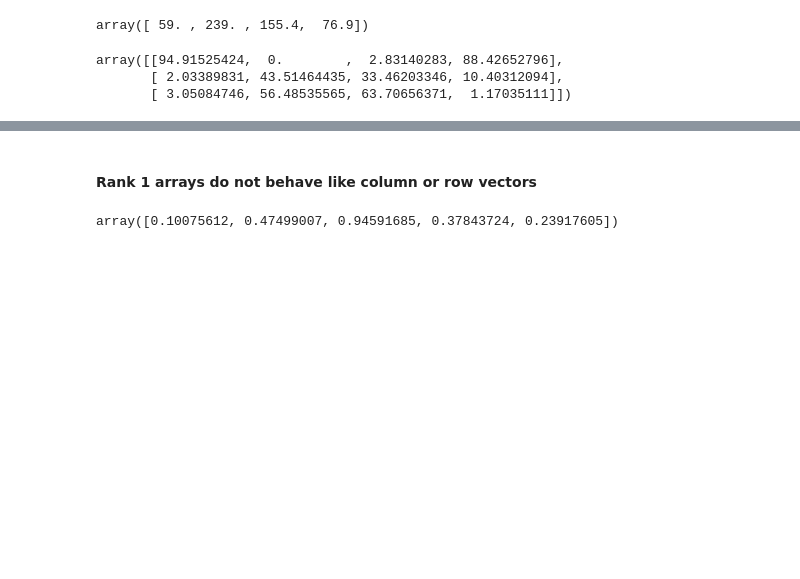
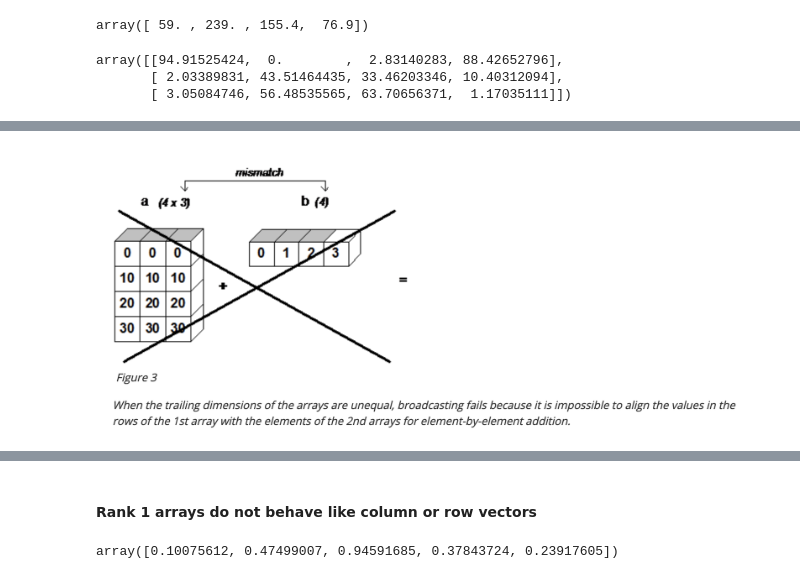
Before and after one commit to georgezoto/Neural-Networks-and-Deep-Learning, a Jupyter notebook: Logistic Regression as a Neural Network/Python_and_Vectorization.ipynb, the cells around one changed output, grey strips where cells are left out. Cells and saved outputs as stored; diff of their text form; code cells hidden in the pictures; blank space fills up the shorter version.

```diff
--- a/Logistic Regression as a Neural Network/Python_and_Vectorization.ipynb
+++ b/Logistic Regression as a Neural Network/Python_and_Vectorization.ipynb
@@ -74,0 +90,4 @@ array([[94.91525424,  0.        ,  2.83140283, 88.42652796],
+# %%
+Image('Broadcasting 4.png', width=800)
+# %% [output]
+[figure, added]
```
Also changed, not shown: parts of 13 cells of this notebook.
